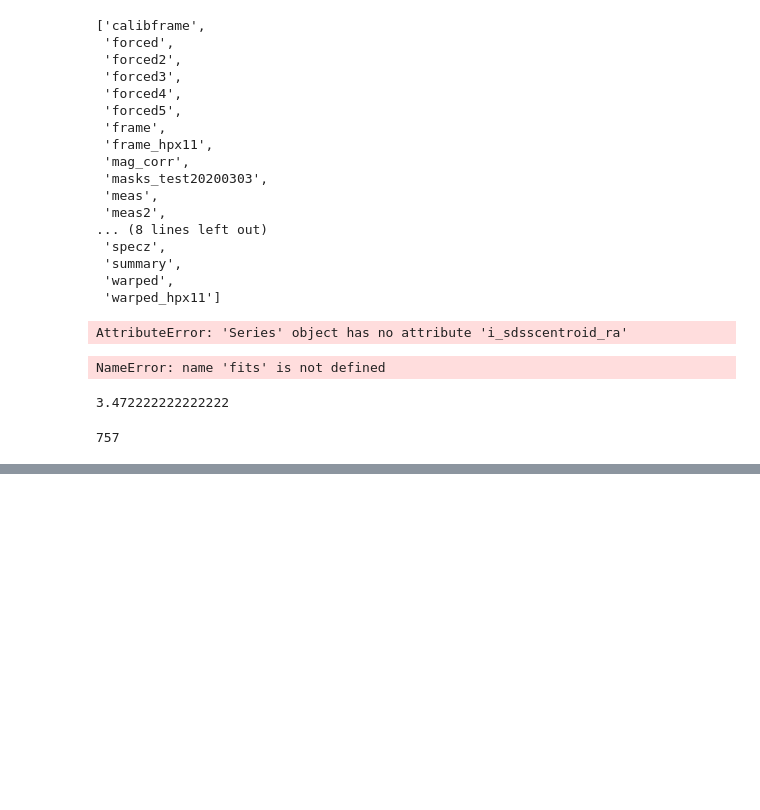
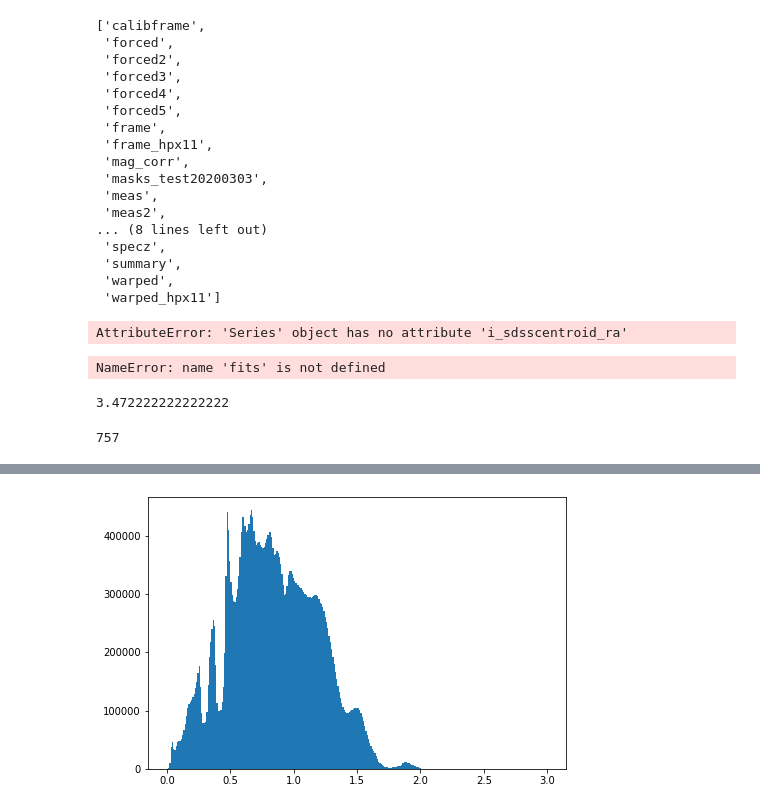
Before and after one commit to cbottrell/RealSim_HSC, a Jupyter notebook: testing.ipynb, the cells around one changed output, grey strips where cells are left out. Saved outputs shown, nothing was run; the diff lists cells and outputs as text; code cells hidden in the pictures; blank space fills up the shorter version.

Commit message:
Image cutout and SQL query tools.

```diff
--- a/testing.ipynb
+++ b/testing.ipynb
@@ -360,0 +468,45 @@ if __name__=='__main__':
+# %%
+import hsc_sql
+import pandas as pd
+
+def main():
+
+    dr='dr3'
+    rerun = 's20a_wide'
+    csv_name = f'Catalogues/HSC-{dr}-{rerun}-photoz_mizuki.csv'
+    clean = True
+
+    sql_cmd = [
+        f'SELECT f.object_id, f.ra, f.dec, f.tract, f.patch,',
+        f'z.photoz_best, z.photoz_risk_best, z.reduced_chisq,',
+        f'z.prob_gal, z.prob_star, z.prob_qso',
+        f'FROM {rerun}.forced as f',
+        f'LEFT JOIN {rerun}.photoz_mizuki as z',
+        f'ON f.object_id = z.object_id',
+        f'WHERE z.photoz_median>0.01 and z.photoz_median<2',
+              ]
+    sql_cmd = ' '.join(sql_cmd)
+    if clean:
+        sql_cmd += ' '+' '.join([f'AND {cnd}' for cnd in hsc_sql.hsc_coadd_cnds(rerun)])
+    sql_cmd += f' ORDER BY f.object_id;'
+
+    df = hsc_sql.load_sql_df(csv_name,dr=dr,sql_cmd=sql_cmd)
+
+    df = df.loc[(df.photoz_risk_best<0.25) & (df.reduced_chisq<5)]
+
+    import matplotlib.pyplot as plt
+    import numpy as np
+    xmin,xmax=0.,3.
+    fig,ax = plt.subplots(figsize=(7.5,5))
+    xedges = np.linspace(xmin,xmax,300)
+    xwidths = xedges[1:]-xedges[:-1]
+    H,xedges = np.histogram(df['photoz_best'],bins=xedges,density=False)
+    ax.bar(xedges[:-1],H,width=xwidths,align='edge')
+
+    # clean photoz catalogue
+    df.to_csv(f'Catalogues/HSC-{dr}-{rerun}-photoz_mizuki-CLEAN.csv',columns=['object_id','ra','dec','photoz_best'],index=False)
+
+if __name__=='__main__':
+    main()
+# %% [output]
+[figure, added]
```
Also changed, not shown: parts of 7 cells of this notebook, 8 other files.
